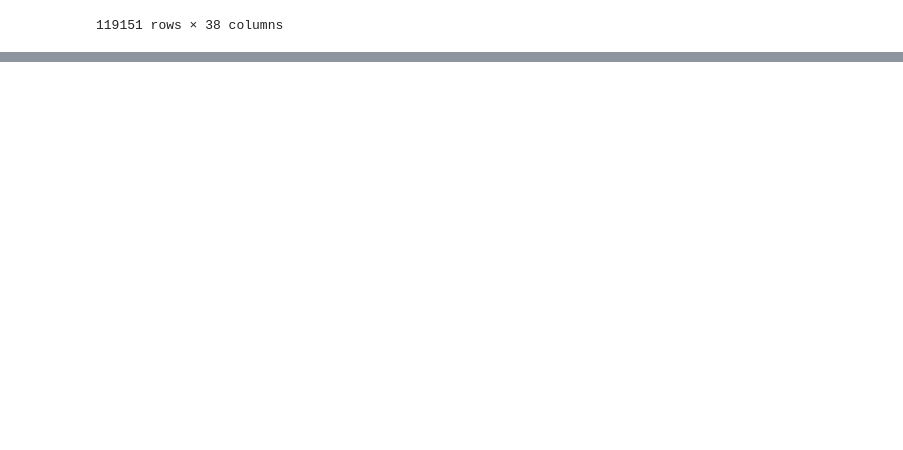
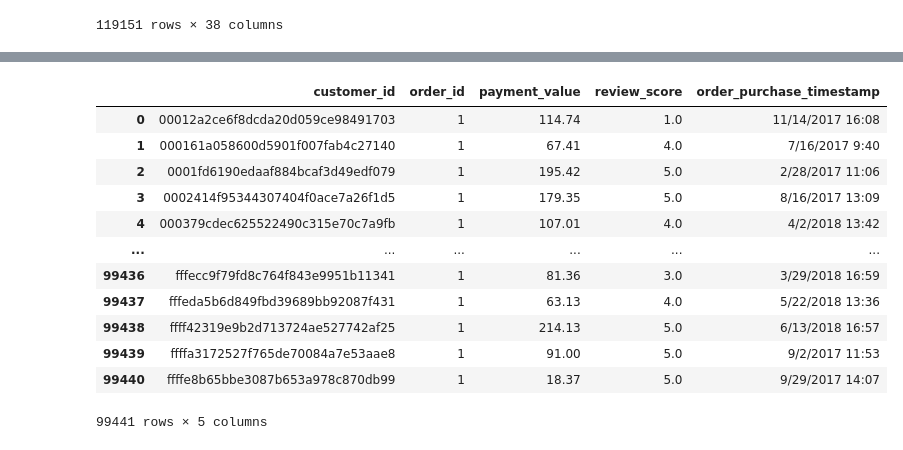
Before and after one commit to Adi46878/Customer-360-Analytics-Churn-Prediction, a Jupyter notebook: Customer_360_Assignment.ipynb, the cells around one changed output, grey strips where cells are left out. Cells and saved outputs as stored; diff of their text form; code cells hidden in the pictures; blank space fills up the shorter version.

```diff
--- a/Customer_360_Assignment.ipynb
+++ b/Customer_360_Assignment.ipynb
@@ -345,0 +366,18 @@ df
+# %%
+customer_360 = df.groupby('customer_id').agg({'order_id' :'nunique', 'payment_value': 'sum', 'review_score' : 'mean', 'order_purchase_timestamp' : 'max'}).reset_index()
+# %%
+customer_360
+# %% [output]
+|  | customer_id | order_id | payment_value | review_score | order_purchase_timestamp |
+| 0 | 00012a2ce6f8dcda20d059ce98491703 | 1 | 114.74 | 1.0 | 11/14/2017 16:08 |
+| 1 | 000161a058600d5901f007fab4c27140 | 1 | 67.41 | 4.0 | 7/16/2017 9:40 |
+| 2 | 0001fd6190edaaf884bcaf3d49edf079 | 1 | 195.42 | 5.0 | 2/28/2017 11:06 |
+| 3 | 0002414f95344307404f0ace7a26f1d5 | 1 | 179.35 | 5.0 | 8/16/2017 13:09 |
+| 4 | 000379cdec625522490c315e70c7a9fb | 1 | 107.01 | 4.0 | 4/2/2018 13:42 |
+| ... | ... | ... | ... | ... | ... |
+| 99436 | fffecc9f79fd8c764f843e9951b11341 | 1 | 81.36 | 3.0 | 3/29/2018 16:59 |
+| 99437 | fffeda5b6d849fbd39689bb92087f431 | 1 | 63.13 | 4.0 | 5/22/2018 13:36 |
+| 99438 | ffff42319e9b2d713724ae527742af25 | 1 | 214.13 | 5.0 | 6/13/2018 16:57 |
+| 99439 | ffffa3172527f765de70084a7e53aae8 | 1 | 91.00 | 5.0 | 9/2/2017 11:53 |
+| 99440 | ffffe8b65bbe3087b653a978c870db99 | 1 | 18.37 | 5.0 | 9/29/2017 14:07 |
+99441 rows × 5 columns
```
Also changed, not shown: parts of 6 cells of this notebook.
